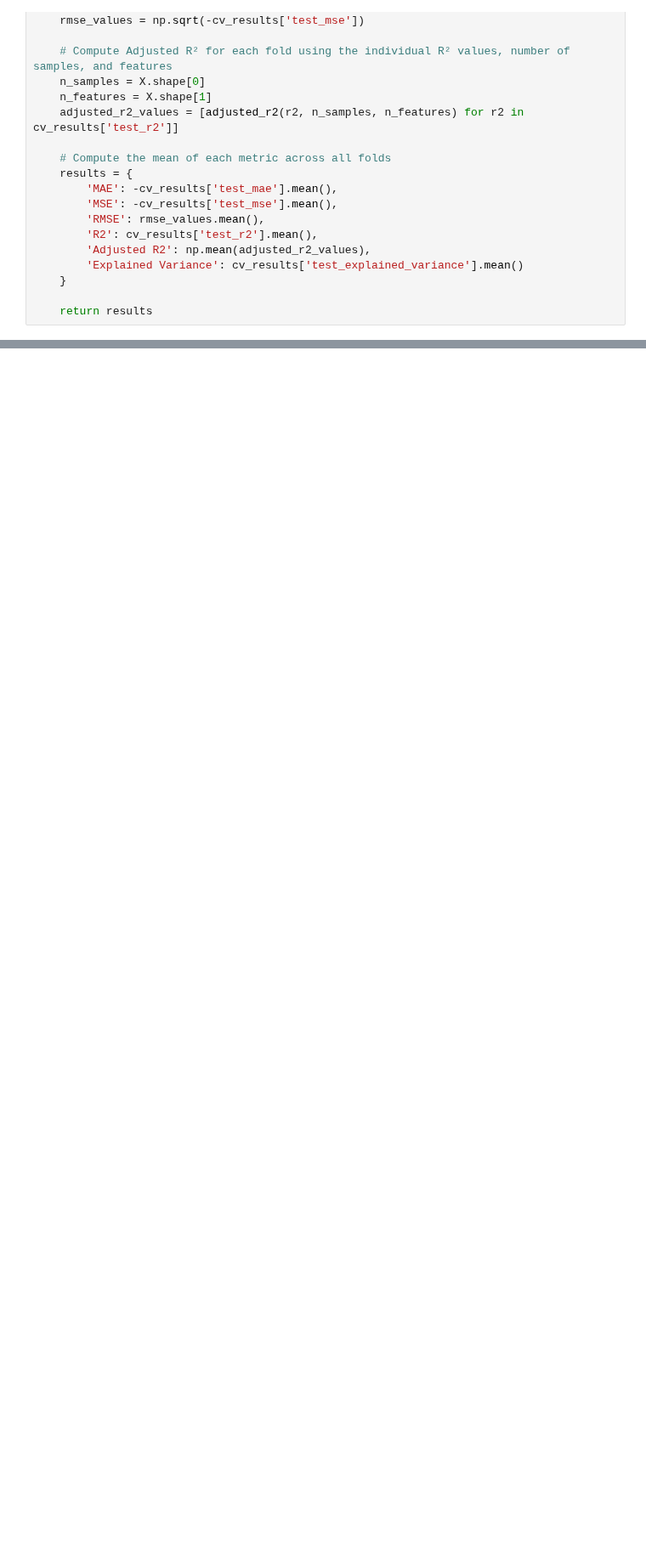
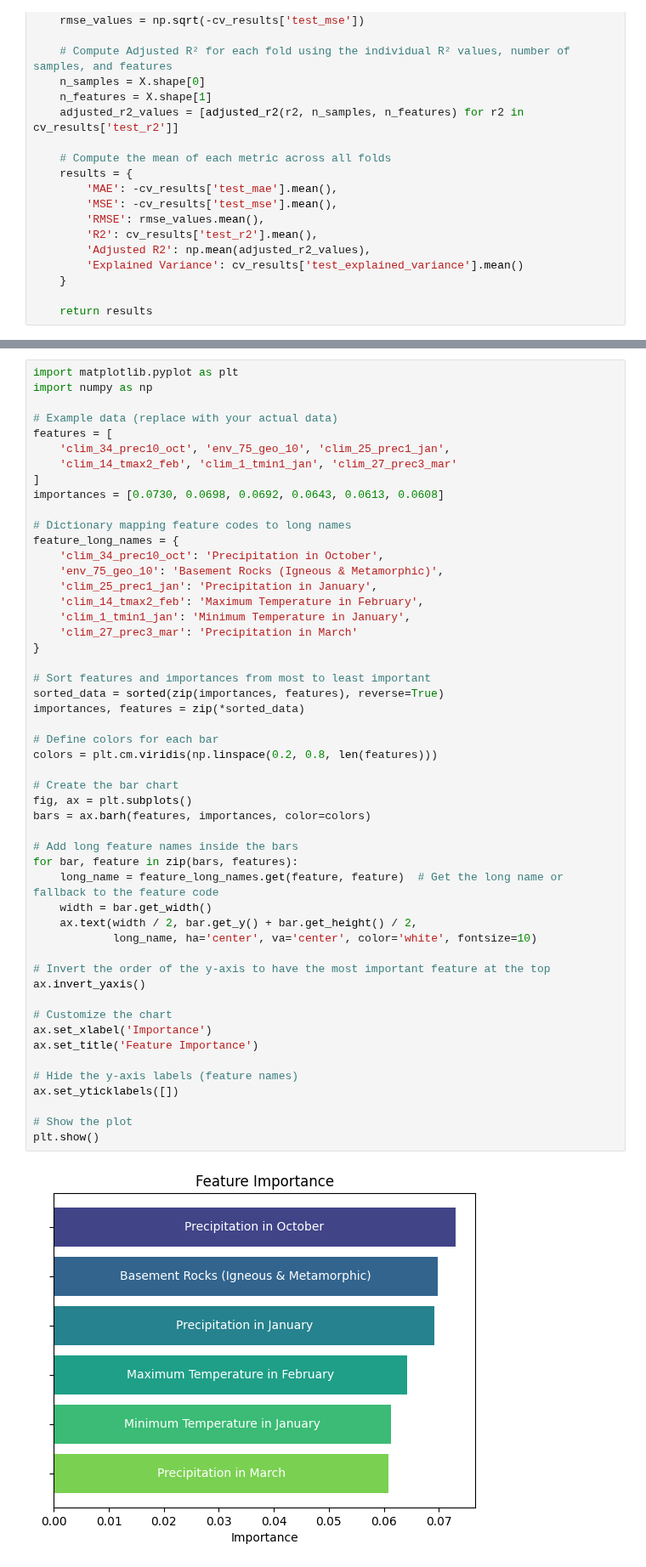
Before and after one commit to tahiri-lab/py_madaclim, a Jupyter notebook: workdir/analysis/bin/model_testing.ipynb, the cells around one changed output, grey strips where cells are left out. Shown at 85% size. Saved outputs shown, nothing was run; the diff lists cells and outputs as text; blank space fills up the shorter version.

```diff
--- a/workdir/analysis/bin/model_testing.ipynb
+++ b/workdir/analysis/bin/model_testing.ipynb
@@ -402,0 +532,53 @@ Feature: env_73_asp, Importance: 0.0294
+# %%
+import matplotlib.pyplot as plt
+import numpy as np
+
+# Example data (replace with your actual data)
+features = [
+    'clim_34_prec10_oct', 'env_75_geo_10', 'clim_25_prec1_jan',
+    'clim_14_tmax2_feb', 'clim_1_tmin1_jan', 'clim_27_prec3_mar'
+]
+importances = [0.0730, 0.0698, 0.0692, 0.0643, 0.0613, 0.0608]
+
+# Dictionary mapping feature codes to long names
+feature_long_names = {
+    'clim_34_prec10_oct': 'Precipitation in October',
+    'env_75_geo_10': 'Basement Rocks (Igneous & Metamorphic)',
+    'clim_25_prec1_jan': 'Precipitation in January',
+    'clim_14_tmax2_feb': 'Maximum Temperature in February',
+    'clim_1_tmin1_jan': 'Minimum Temperature in January',
+    'clim_27_prec3_mar': 'Precipitation in March'
+}
+
+# Sort features and importances from most to least important
+sorted_data = sorted(zip(importances, features), reverse=True)
+importances, features = zip(*sorted_data)
+
+# Define colors for each bar
+colors = plt.cm.viridis(np.linspace(0.2, 0.8, len(features)))
+
+# Create the bar chart
+fig, ax = plt.subplots()
+bars = ax.barh(features, importances, color=colors)
+
+# Add long feature names inside the bars
+for bar, feature in zip(bars, features):
+    long_name = feature_long_names.get(feature, feature)  # Get the long name or fallback to the feature code
+    width = bar.get_width()
+    ax.text(width / 2, bar.get_y() + bar.get_height() / 2,
+            long_name, ha='center', va='center', color='white', fontsize=10)
+
+# Invert the order of the y-axis to have the most important feature at the top
+ax.invert_yaxis()
+
+# Customize the chart
+ax.set_xlabel('Importance')
+ax.set_title('Feature Importance')
+
+# Hide the y-axis labels (feature names)
+ax.set_yticklabels([])
+
+# Show the plot
+plt.show()
+# %% [output]
+[figure, added]
```
Also changed, not shown: parts of 17 cells of this notebook, 3 other files.
